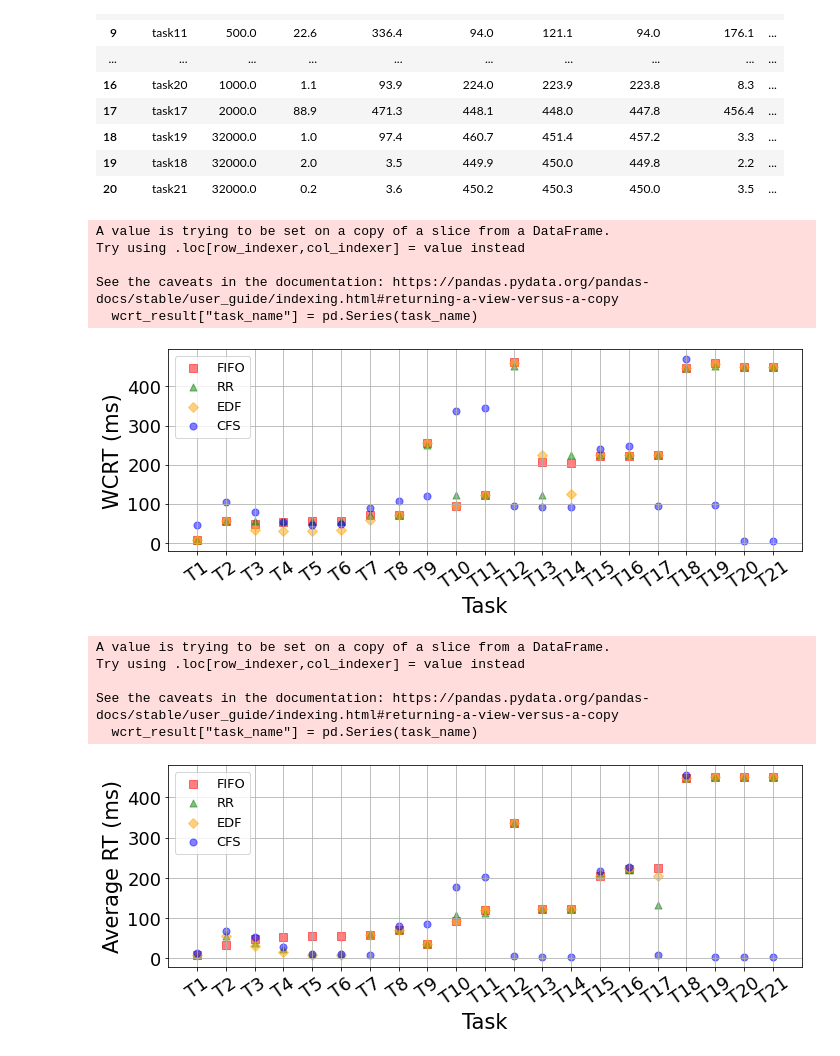
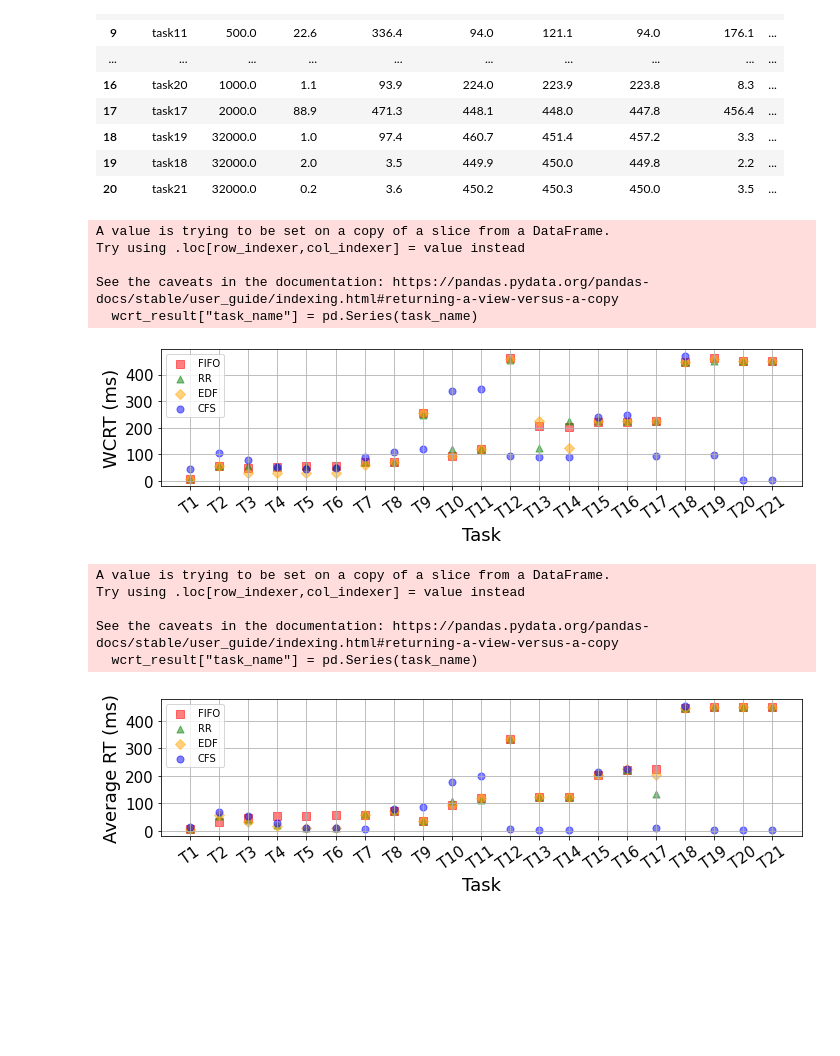
Before and after one commit to YoonKyonghwan/CFS_WCRT_Analysis, a Jupyter notebook: script/analysis/comparison_schedulers.ipynb, the cells around one changed output. Drawn from its saved outputs; the diff is of its cells as text; code cells hidden in the pictures; blank space fills up the shorter version.

```diff
--- a/script/analysis/comparison_schedulers.ipynb
+++ b/script/analysis/comparison_schedulers.ipynb
@@ -56,7 +56,7 @@ results_df
 import matplotlib.pyplot as plt
 import os
 
-fontsize = 18
+fontsize = 15
 xtick_rotation = 35
 save_pdf = False
 
@@ -66,37 +66,37 @@ wcrt_result["task_name"] = pd.Series(task_name)
 task_indices = range(len(wcrt_result))
 
 
-plt.figure(figsize=(10, 4))
+plt.figure(figsize=(10, 3))
 
 plt.scatter(task_indices, wcrt_result["FIFO_wcrt_ms"], color="red", label="FIFO", marker="s", s=50, alpha=0.5)
 plt.scatter(task_indices, wcrt_result["RR_wcrt_ms"], color="green", label="RR", marker="^", s=50, alpha=0.5)
 plt.scatter(task_indices, wcrt_result["EDF_wcrt_ms"], color="orange", label="EDF", marker="D", s=50, alpha=0.5)
 plt.scatter(task_indices, wcrt_result["CFS_wcrt_ms"], color="blue", label="CFS", marker="o", s=50, alpha=0.5)
 
 plt.xlabel("Task", fontsize=fontsize+3)
 plt.ylabel("WCRT (ms)", fontsize=fontsize+3)
 plt.xticks(task_indices, wcrt_result["task_name"], rotation=xtick_rotation, fontsize=fontsize)
 plt.yticks(fontsize=fontsize)
 plt.legend(fontsize=fontsize-5)
 
 plt.grid(True)
 plt.tight_layout()
 
 if save_pdf:
     filename = 'WCRT_schedulers.pdf'
     if os.path.exists(filename):
         os.remove(filename)
     plt.savefig(filename)
     plt.close()
 else:
     plt.show()
 # %% [output]
 A value is trying to be set on a copy of a slice from a DataFrame.
 Try using .loc[row_indexer,col_indexer] = value instead
 
 See the caveats in the documentation: https://pandas.pydata.org/pandas-docs/stable/user_guide/indexing.html#returning-a-view-versus-a-copy
   wcrt_result["task_name"] = pd.Series(task_name)
-[figure, old version]
+[figure, new version]
 # %%
 wcrt_result = results_df[["CFS_avg_rt_ms", "FIFO_avg_rt_ms", "RR_avg_rt_ms", "EDF_avg_rt_ms"]]
 task_name = ["T" + str(i) for i in range(1, len(wcrt_result)+1)]
@@ -104,7 +104,7 @@ wcrt_result["task_name"] = pd.Series(task_name)
 task_indices = range(len(wcrt_result))
 
 
-plt.figure(figsize=(10, 4))
+plt.figure(figsize=(10, 3))
 plt.scatter(task_indices, wcrt_result["FIFO_avg_rt_ms"], color="red", label="FIFO", marker="s", s=50, alpha=0.5)
 plt.scatter(task_indices, wcrt_result["RR_avg_rt_ms"], color="green", label="RR", marker="^", s=50, alpha=0.5)
 plt.scatter(task_indices, wcrt_result["EDF_avg_rt_ms"], color="orange", label="EDF", marker="D", s=50, alpha=0.5)
@@ -133,4 +133,4 @@ Try using .loc[row_indexer,col_indexer] = value instead
 
 See the caveats in the documentation: https://pandas.pydata.org/pandas-docs/stable/user_guide/indexing.html#returning-a-view-versus-a-copy
   wcrt_result["task_name"] = pd.Series(task_name)
-[figure, old version]
+[figure, new version]
```
Also changed, not shown: 6 other files.
